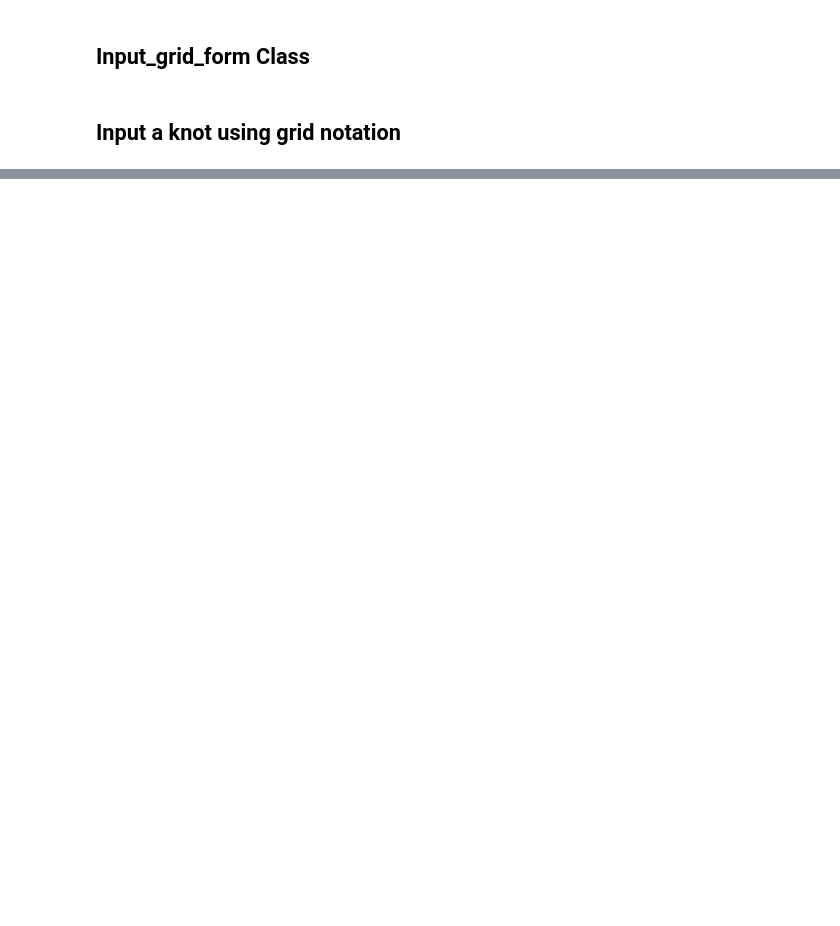
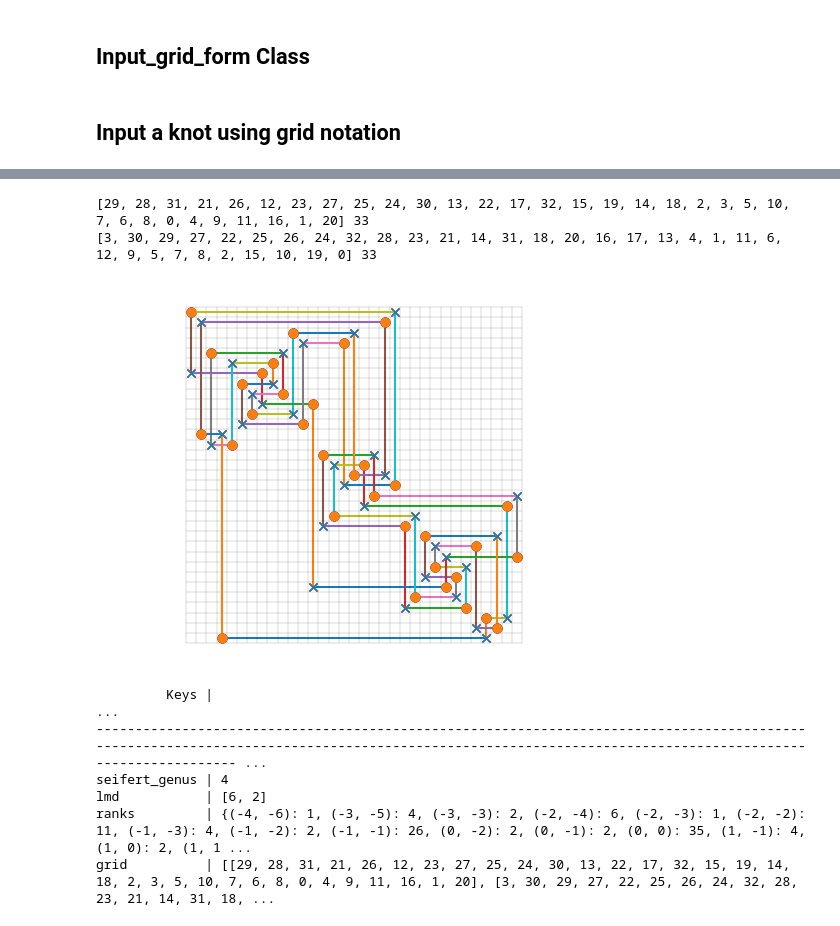
Before and after one commit to yamryo/notebooks, a Jupyter notebook: Research/knot_Floer_homology/HFK_calculator.ipynb, the cells around one changed output, grey strips where cells are left out. Cells and saved outputs as stored; diff of their text form; code cells hidden in the pictures; blank space fills up the shorter version.

```diff
--- a/Research/knot_Floer_homology/HFK_calculator.ipynb
+++ b/Research/knot_Floer_homology/HFK_calculator.ipynb
@@ -88,0 +160,33 @@ load_knot('8_16')
+# %%
+ox1 = [[12, 2, 3, 5, 10, 7, 6, 8, 0, 4, 9, 1, 11], [3, 4, 1, 11, 6, 12, 9, 5, 7, 8, 2, 10, 0]]
+ox2 = [[9, 8, 11, 1, 6, 0, 3, 7, 5, 4, 10, 2, 12], [0, 10, 9, 7, 2, 5, 6, 4, 12, 8, 3, 11, 1]]
+
+def shift(marr:list, s:int):
+    return [k+s for k in marr]
+
+width, margin = 13, 8
+connected_x = shift(ox2[0][:5] + [-margin] + ox2[0][6:-2] + [-margin+1, 2] + [-3,12], width + margin - 1)
+connected_o = [3] + shift(ox2[1][1:-2] + [1,-6]+ [11,-2], width + margin - 1)
+#---
+connected_x += shift([2,6,1,5], width)
+connected_o += shift([7,3,4,0], width)
+# #---
+connected_x += ox1[0][1:-2] + [11, 3+width, 1, 7+width]
+connected_o += ox1[1][1:-2] + [2+width, 10, 6+width, 0]
+# #---
+print(connected_x, len(connected_x))
+print(connected_o, len(connected_o))
+
+connected_G = Grid(connected_x, connected_o)
+connected_G.draw()
+tabulate_dict(calc_hfk(connected_G))
+# %% [output]
+[29, 28, 31, 21, 26, 12, 23, 27, 25, 24, 30, 13, 22, 17, 32, 15, 19, 14, 18, 2, 3, 5, 10, 7, 6, 8, 0, 4, 9, 11, 16, 1, 20] 33
+[3, 30, 29, 27, 22, 25, 26, 24, 32, 28, 23, 21, 14, 31, 18, 20, 16, 17, 13, 4, 1, 11, 6, 12, 9, 5, 7, 8, 2, 15, 10, 19, 0] 33
+[figure, added]
+         Keys |                                                                                                                                                                                          ...
+-------------------------------------------------------------------------------------------------------------------------------------------------------------------------------------------------------- ...
+seifert_genus | 4
+lmd           | [6, 2]
+ranks         | {(-4, -6): 1, (-3, -5): 4, (-3, -3): 2, (-2, -4): 6, (-2, -3): 1, (-2, -2): 11, (-1, -3): 4, (-1, -2): 2, (-1, -1): 26, (0, -2): 2, (0, -1): 2, (0, 0): 35, (1, -1): 4, (1, 0): 2, (1, 1 ...
+grid          | [[29, 28, 31, 21, 26, 12, 23, 27, 25, 24, 30, 13, 22, 17, 32, 15, 19, 14, 18, 2, 3, 5, 10, 7, 6, 8, 0, 4, 9, 11, 16, 1, 20], [3, 30, 29, 27, 22, 25, 26, 24, 32, 28, 23, 21, 14, 31, 18, ...
```
Also changed, not shown: parts of 18 cells of this notebook, 15 other files.
